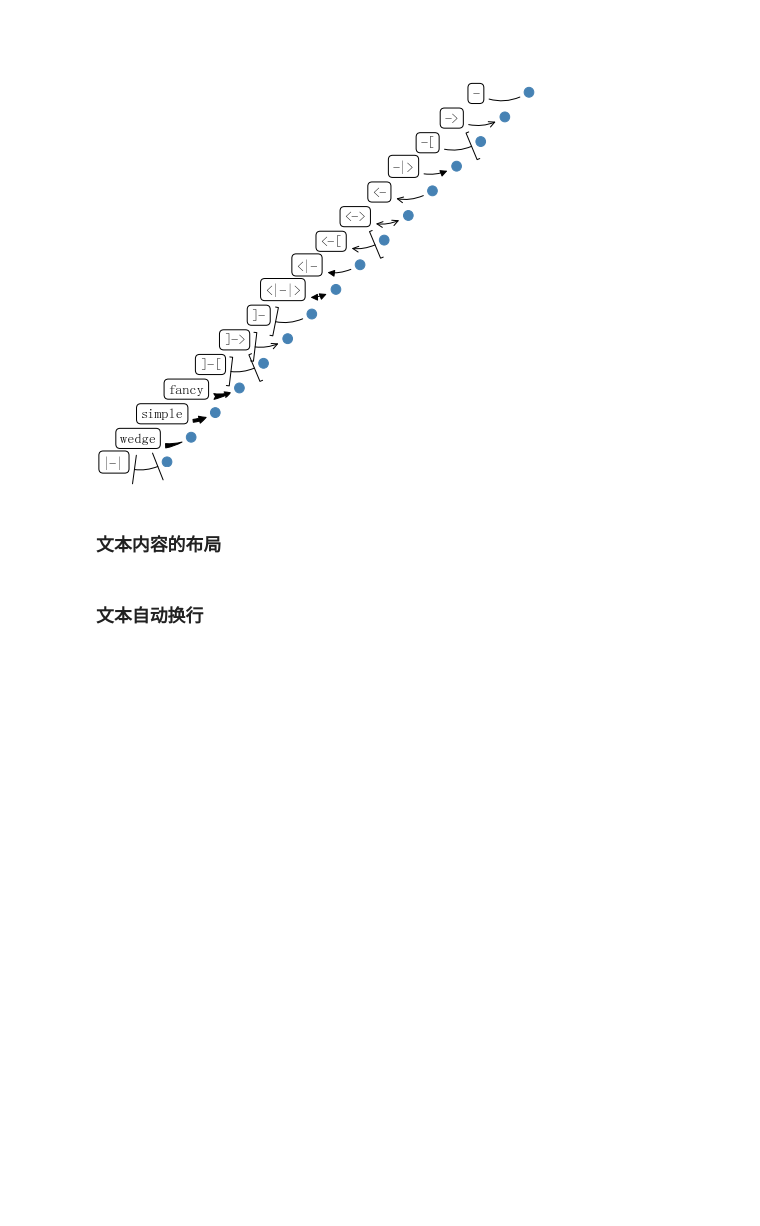
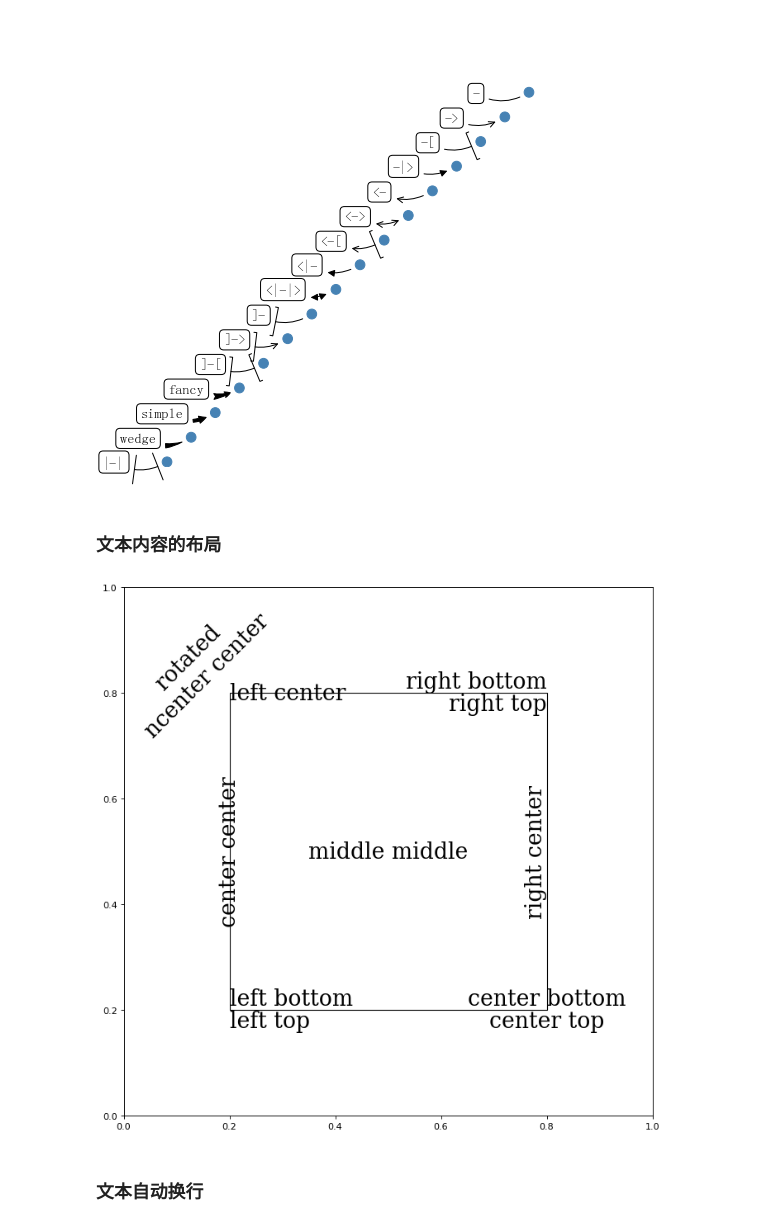
Before and after one commit to gene5is/JNBNotes, a Jupyter notebook: Notes/python-basics/matplotlib.ipynb, the cells around one changed output. Drawn from its saved outputs; the diff is of its cells as text; code cells hidden in the pictures; blank space fills up the shorter version.

Commit message:
matplotlib

```diff
--- a/Notes/python-basics/matplotlib.ipynb
+++ b/Notes/python-basics/matplotlib.ipynb
@@ -1008,5 +1008,80 @@ plt.show()
 [figure]
 # %% [markdown]
 ### 文本内容的布局
+# %%
+# 导入 matplotlib 中的 axes 和 pyplot 模块
+from matplotlib import axes
+import matplotlib.pyplot as plt
+from matplotlib.patches import Rectangle  # 用于绘制矩形
+
+# 创建一个图像对象
+# 参数解释：
+#   num=1：图像编号
+#   figsize=(8,8)：图像大小为 8x8 英寸
+#   dpi=80：每英寸的像素点数（分辨率）
+#   facecolor='w'：图像背景颜色为白色
+#   edgecolor='k'：图像边框颜色为黑色
+fig = plt.figure(1, figsize=(8, 8), dpi=80, facecolor='w', edgecolor='k')
+
+# 设置字体大小为 dpi 的 0.3 倍（相对缩放）
+fontsize = 0.3 * fig.dpi
+# 定义文本的字体样式
+font_style = {
+    'family': 'serif',       # 字体族为衬线字体
+    'color': 'black',        # 字体颜色为黑色
+    'weight': 'normal',      # 字体权重为正常
+    'size': fontsize         # 字体大小为前面计算的 fontsize
+}
+
+# 添加一个占据整个图像区域的坐标轴对象
+# 参数为 [左，下，宽，高]，范围都是 [0,1] 的比例
+ax = fig.add_axes([0.0, 0.0, 1.0, 1.0])
+
+# 定义矩形框的边界位置（相对坐标轴的比例）
+left = 0.2
+bottom = 0.2
+right = 0.8
+top = 0.8
+width = right - left     # 宽度为右减左
+height = top - bottom    # 高度为上减下
+
+# 创建一个白底黑边的矩形，位置由左下角坐标 (left, bottom) 和宽高决定
+# 使用坐标轴变换 ax.transAxes 保证以坐标轴比例定位
+rect = Rectangle(
+    (left, bottom), width, height,
+    facecolor='white', edgecolor='black',
+    transform=ax.transAxes
+)
+# 将矩形添加到坐标轴中
+ax.add_patch(rect)
+
+# 在不同位置添加文字标签，测试水平对齐 (ha) 和垂直对齐 (va) 效果
+# 所有文本都使用坐标轴的归一化坐标，并应用统一字体样式
+
+ax.text(left, bottom, "left bottom", ha='left', va='bottom', transform=ax.transAxes, fontdict=font_style)
+ax.text(left, bottom, "left top", ha='left', va='top', transform=ax.transAxes, fontdict=font_style)
+
+ax.text(right, top, "right bottom", ha='right', va='bottom', transform=ax.transAxes, fontdict=font_style)
+ax.text(right, top, "right top", ha='right', va='top', transform=ax.transAxes, fontdict=font_style)
+
+ax.text(right, bottom, "center top", ha='center', va='top', transform=ax.transAxes, fontdict=font_style)
+ax.text(right, bottom, "center bottom", ha='center', va='bottom', transform=ax.transAxes, fontdict=font_style)
+
+ax.text(left, top, "left center", ha='left', va='center', transform=ax.transAxes, fontdict=font_style)
+ax.text(right, 0.5, "right center", ha='right', va='center', transform=ax.transAxes, fontdict=font_style, rotation=90)
+# 将 "center center" 向左稍微移动
+ax.text(left , 0.5, "center center", ha='center', va='center', transform=ax.transAxes, fontdict=font_style, rotation=90)
+
+# 保持 "middle middle" 在中心位置
+ax.text(0.5, 0.5, "middle middle", ha='center', va='center', transform=ax.transAxes, fontdict=font_style)
+
+# 添加带有旋转角度的文字，并显示多行内容
+ax.text(left * 0.7, top + 0.05, "rotated\nncenter center", ha='center', va='center',
+        rotation=45, transform=ax.transAxes, fontdict=font_style)
+
+# 显示图像
+plt.show()
+# %% [output]
+[figure, added]
 # %% [markdown]
 ### 文本自动换行
```
Also changed, not shown: parts of 12 cells of this notebook, 2 other files.
